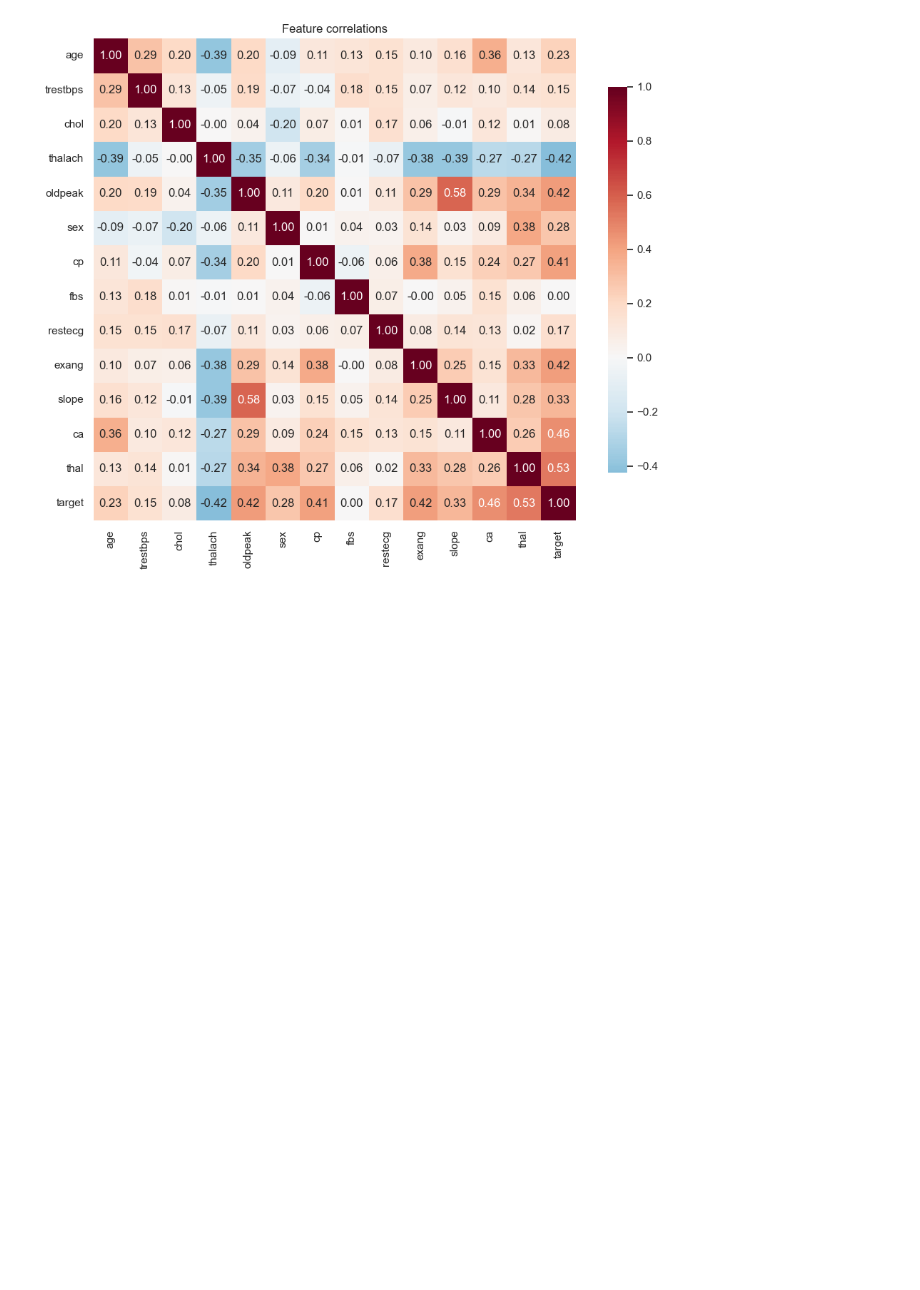
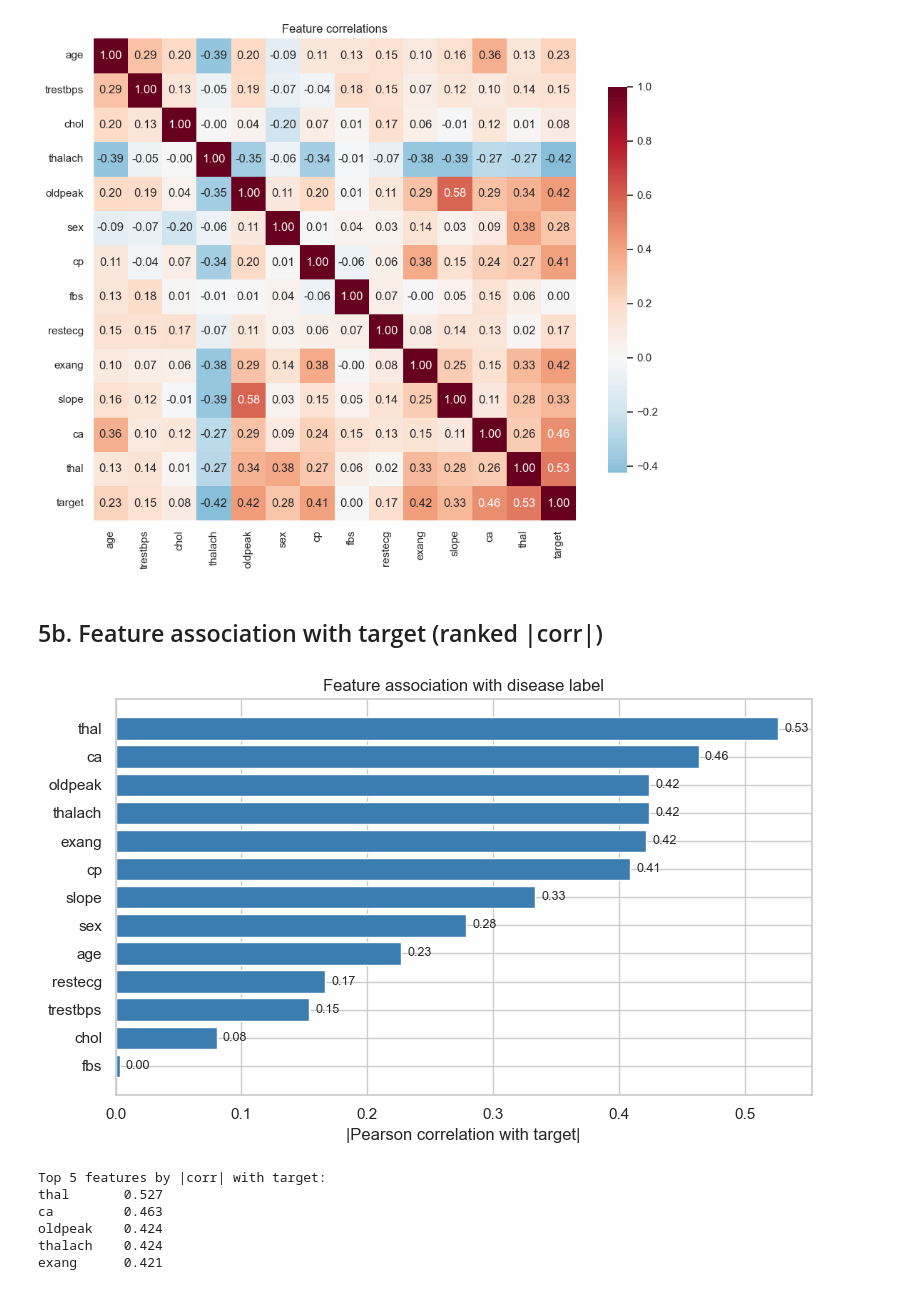
Before and after one commit to ks-ramya/heart_disease_mlops, a Jupyter notebook: notebooks/01_eda.ipynb, the cells around one changed output. Saved outputs shown, nothing was run; the diff lists cells and outputs as text; code cells hidden in the pictures; blank space fills up the shorter version.

```diff
--- a/notebooks/01_eda.ipynb
+++ b/notebooks/01_eda.ipynb
@@ -150,6 +189,31 @@ ax.set_title('Feature correlations')
 plt.tight_layout(); plt.savefig(FIGURE_DIR / 'correlation_heatmap.png', dpi=120); plt.show()
 # %% [output]
 [figure]
+# %% [markdown]
+## 5b. Feature association with target (ranked |corr|)
+# %%
+target_corr = (df.corr(numeric_only=True)[TARGET_COLUMN]
+                 .drop(TARGET_COLUMN)
+                 .abs()
+                 .sort_values())
+fig, ax = plt.subplots(figsize=(8, 5))
+ax.barh(target_corr.index, target_corr.values, color='#3B7DB1')
+ax.set_xlabel('|Pearson correlation with target|')
+ax.set_title('Feature association with disease label')
+for i, v in enumerate(target_corr.values):
+    ax.text(v + 0.005, i, f'{v:.2f}', va='center', fontsize=9)
+plt.tight_layout()
+plt.savefig(FIGURE_DIR / 'target_correlation_ranked.png', dpi=120); plt.show()
+print('\nTop 5 features by |corr| with target:')
+print(target_corr.sort_values(ascending=False).head(5).round(3).to_string())
+# %% [output]
+[figure, added]
+Top 5 features by |corr| with target:
+thal       0.527
+ca         0.463
+oldpeak    0.424
+thalach    0.424
+exang      0.421
 # %% [markdown]
 ## 6. Key takeaways
 
```
Also changed, not shown: parts of 5 cells of this notebook, 2 other files.
